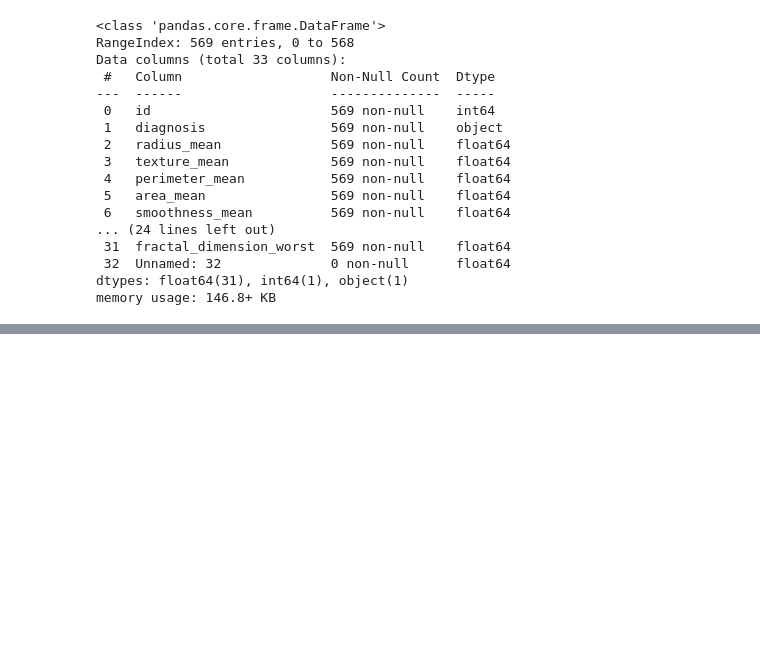
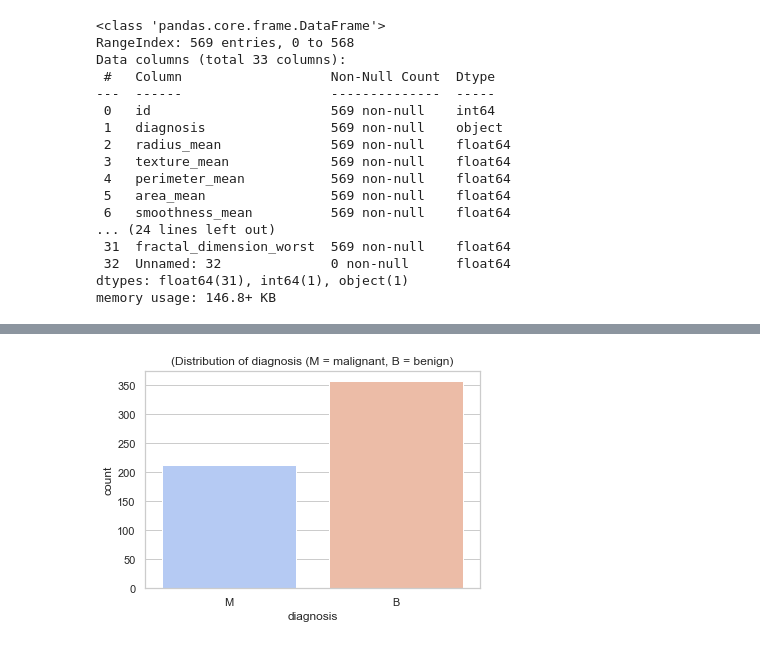
Before and after one commit to TC851/Data-Science-Breast-Cancer-Diagnostic, a Jupyter notebook: Breast cancer Diagnostic.ipynb, the cells around one changed output, grey strips where cells are left out. Cells and saved outputs as stored; diff of their text form; code cells hidden in the pictures; blank space fills up the shorter version.

```diff
--- a/Breast cancer Diagnostic.ipynb
+++ b/Breast cancer Diagnostic.ipynb
@@ -29,0 +75,9 @@ memory usage: 146.8+ KB
+# %%
+sns.set(style="whitegrid")
+
+plt.figure(figsize=(6, 4))
+sns.countplot(data=data_df, x='diagnosis', palette='coolwarm')
+plt.title('(Distribution of diagnosis (M = malignant, B = benign)')
+plt.show()
+# %% [output]
+[figure, added]
```
Also changed, not shown: parts of 7 cells of this notebook.
